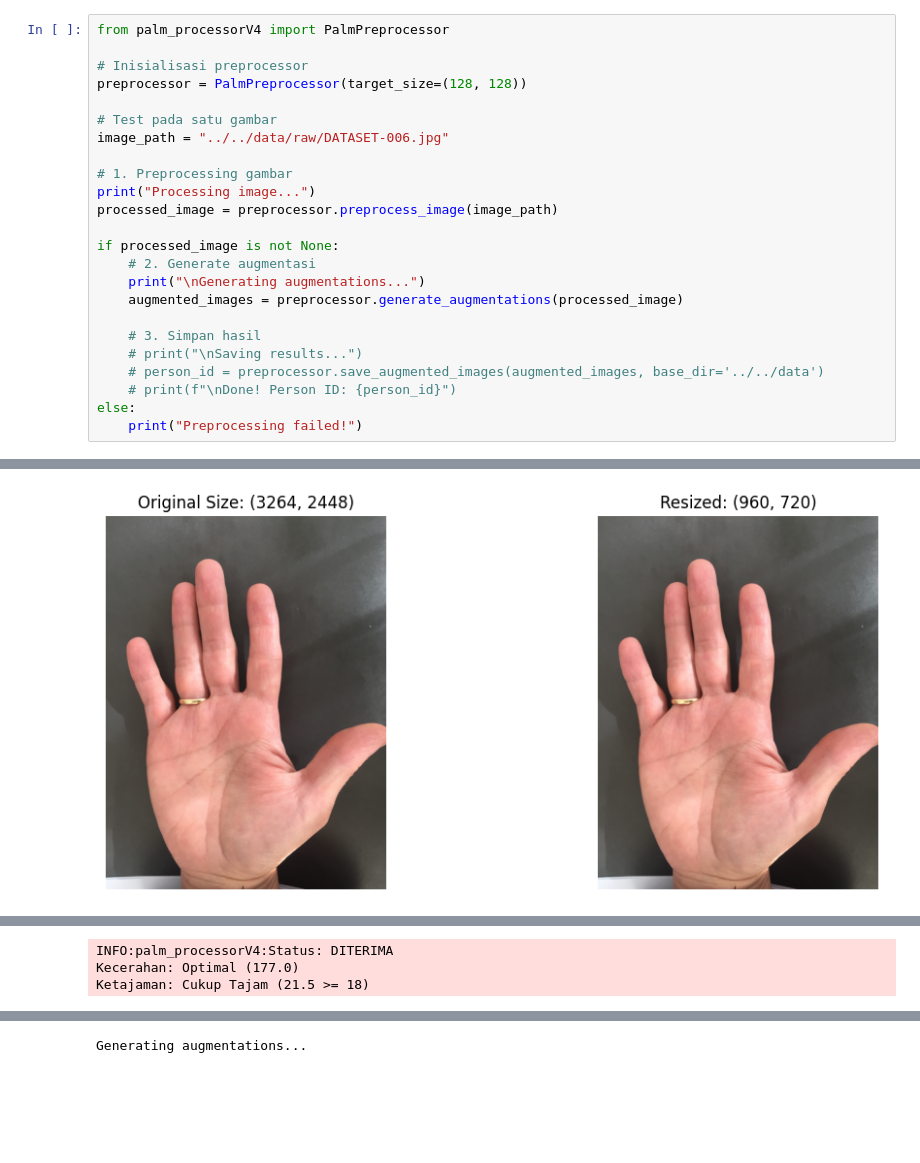
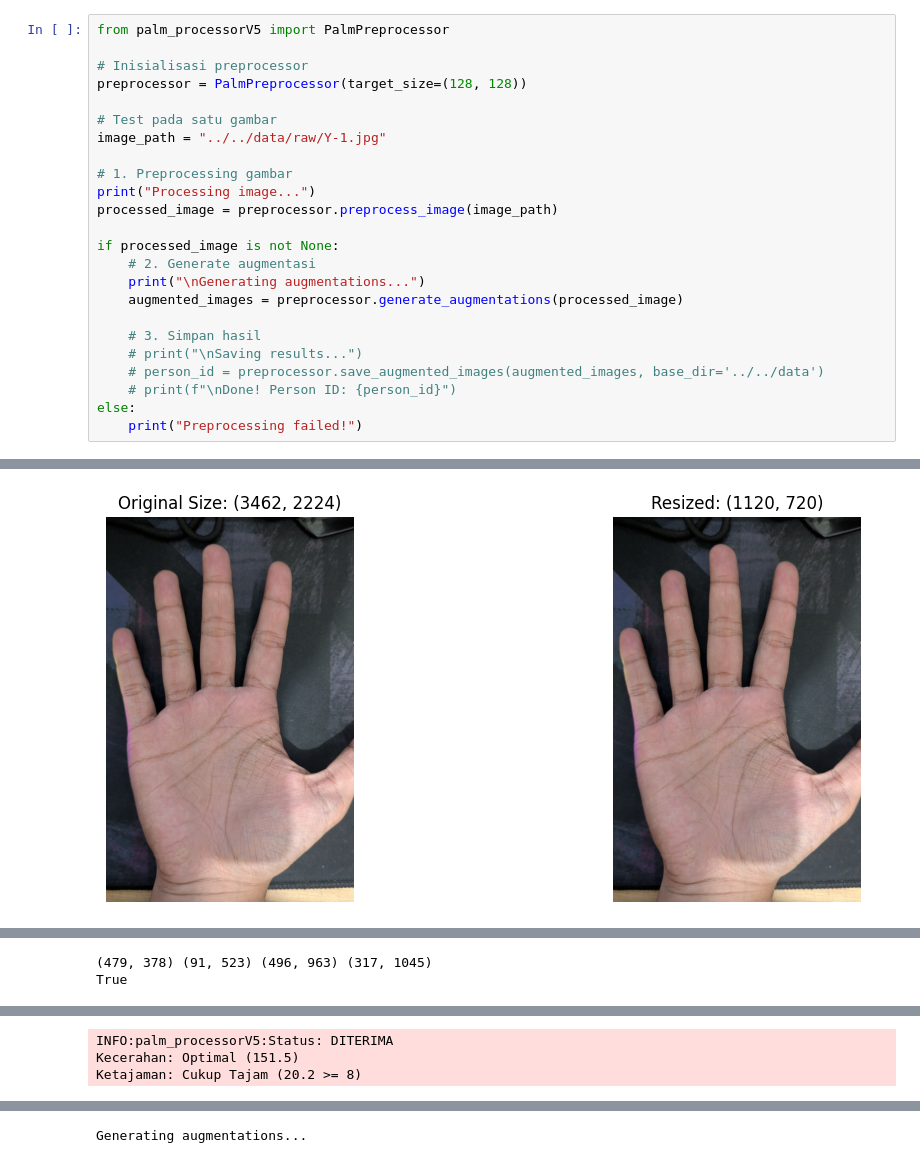
Before and after one commit to DimPalm-Capstone-Project/ML_Structuring_Model, a Jupyter notebook: src/preprocessing/test_preprocessingV4.ipynb, the cells around one changed output, grey strips where cells are left out. Saved outputs shown, nothing was run; the diff lists cells and outputs as text; blank space fills up the shorter version.

```diff
--- a/src/preprocessing/test_preprocessingV4.ipynb
+++ b/src/preprocessing/test_preprocessingV4.ipynb
@@ -1,11 +1,11 @@
 # %%
-from palm_processorV4 import PalmPreprocessor
+from palm_processorV5 import PalmPreprocessor
 
 # Inisialisasi preprocessor
 preprocessor = PalmPreprocessor(target_size=(128, 128))
 
 # Test pada satu gambar
-image_path = "../../data/raw/DATASET-006.jpg"
+image_path = "../../data/raw/Y-1.jpg"
 
 # 1. Preprocessing gambar
 print("Processing image...")
@@ -28,2 +26,2 @@ WARNING:tensorflow:From d:\CAPSTONE PROJECT\MACHINE LEARNING\.venv\Lib\site-pack
 Processing image...
-[figure, old version]
+[figure, new version]
@@ -30,0 +29,2 @@ Processing image...
+(479, 378) (91, 523) (496, 963) (317, 1045)
+True
@@ -33,3 +33,3 @@ Processing image...
-INFO:palm_processorV4:Status: DITERIMA
-Kecerahan: Optimal (177.0)
-Ketajaman: Cukup Tajam (21.5 >= 18)
+INFO:palm_processorV5:Status: DITERIMA
+Kecerahan: Optimal (151.5)
+Ketajaman: Cukup Tajam (20.2 >= 8)
@@ -38 +38 @@ Ketajaman: Cukup Tajam (21.5 >= 18)
-Generating augmentations...
+Generating augmentations...
```
Also changed, not shown: parts of 1 cell of this notebook, 56 other files.
